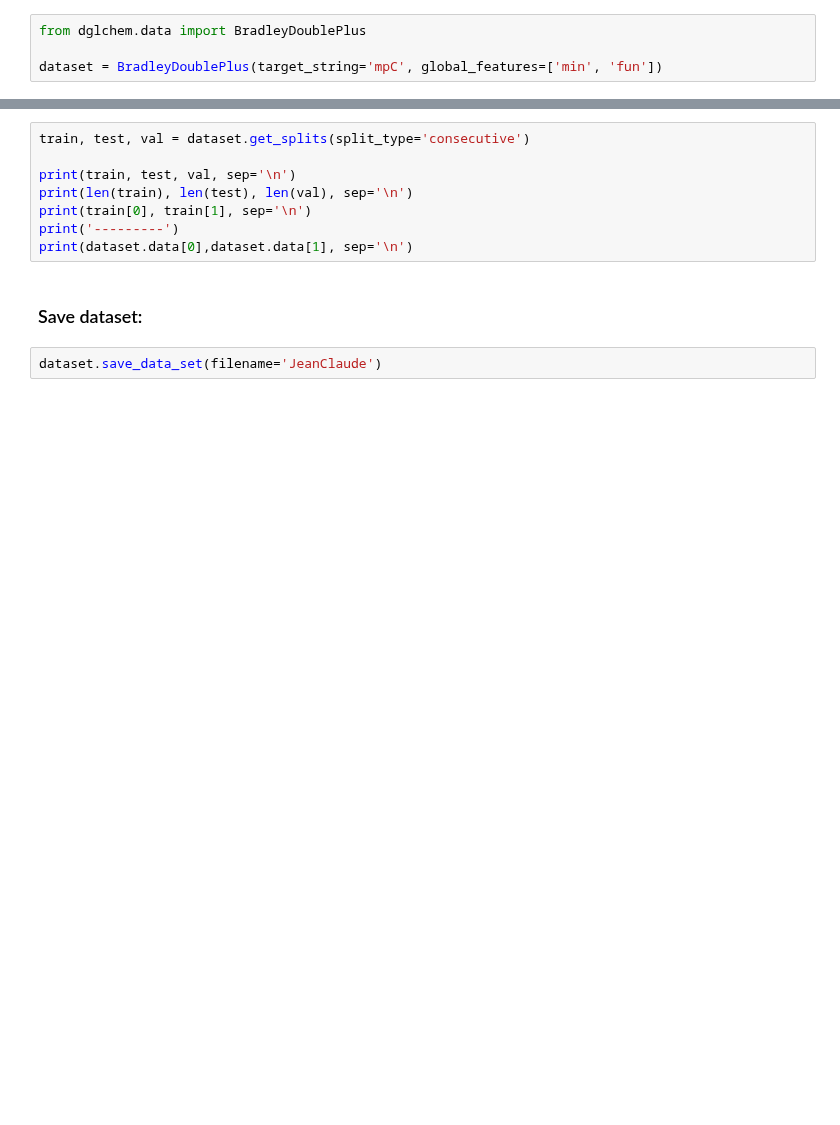
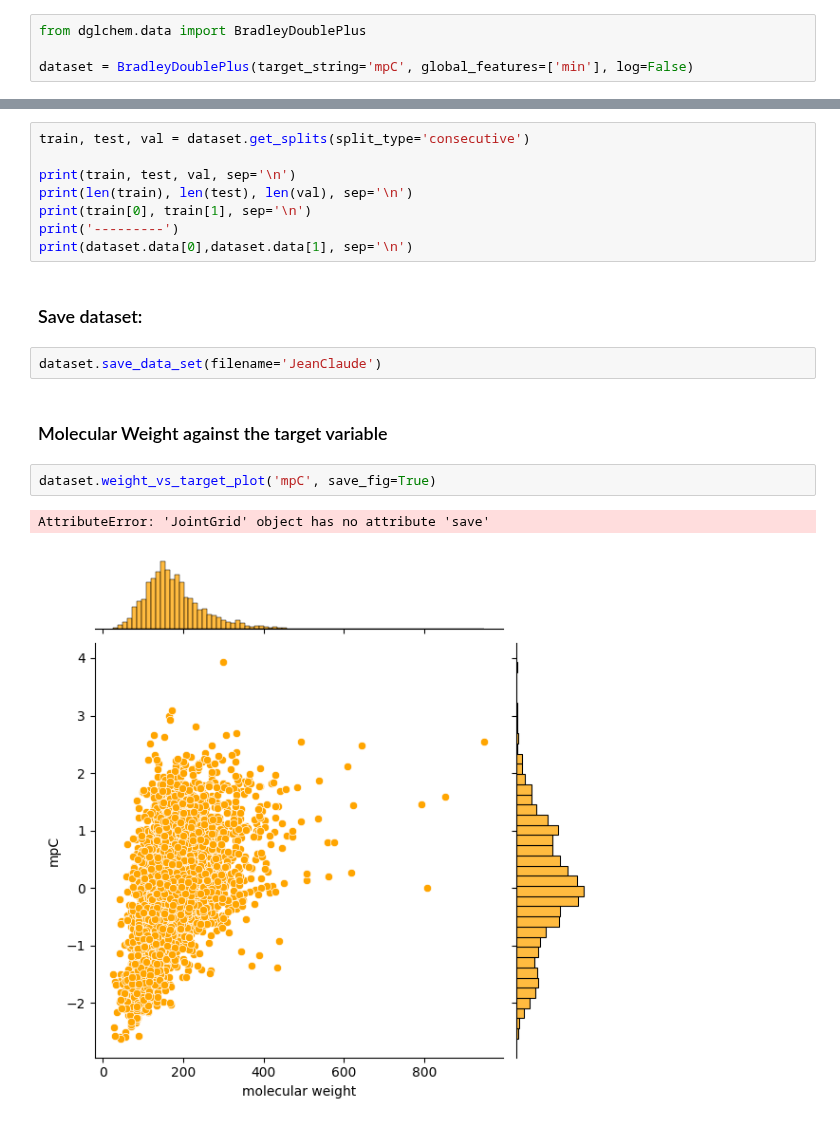
Before and after one commit to aerte/GraPE, a Jupyter notebook: notebooks/Demonstration.ipynb, the cells around one changed output, grey strips where cells are left out. Saved outputs shown, nothing was run; the diff lists cells and outputs as text; blank space fills up the shorter version.

Commit message:
added a distribution plot and more documentation

```diff
--- a/notebooks/Demonstration.ipynb
+++ b/notebooks/Demonstration.ipynb
@@ -3,7 +3,7 @@
 # %%
 from dglchem.data import BradleyDoublePlus
 
-dataset = BradleyDoublePlus(target_string='mpC', global_features=['min', 'fun'])
+dataset = BradleyDoublePlus(target_string='mpC', global_features=['min'], log=False)
 # %% [markdown]
 ### Example outputs:
 # %%
@@ -45,3 +45,10 @@ print(dataset.data[0],dataset.data[1], sep='\n')
 ### Save dataset:
 # %%
 dataset.save_data_set(filename='JeanClaude')
+# %% [markdown]
+### Molecular Weight against the target variable
+# %%
+dataset.weight_vs_target_plot('mpC', save_fig=True)
+# %% [output]
+AttributeError: 'JointGrid' object has no attribute 'save'
+[figure, added]
```
Also changed, not shown: parts of 1 cell of this notebook, 5 other files.
